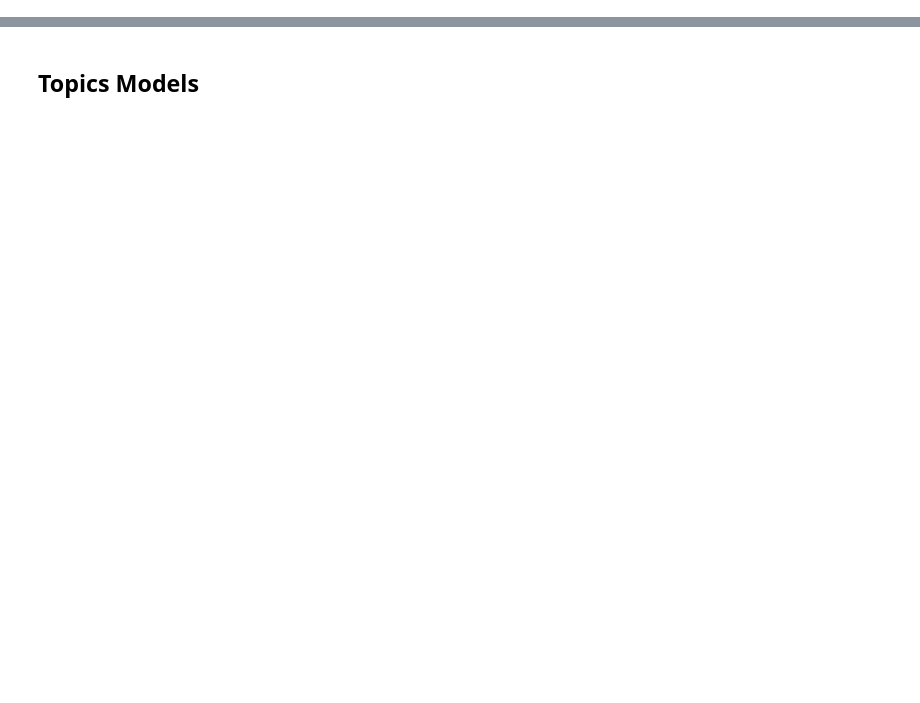
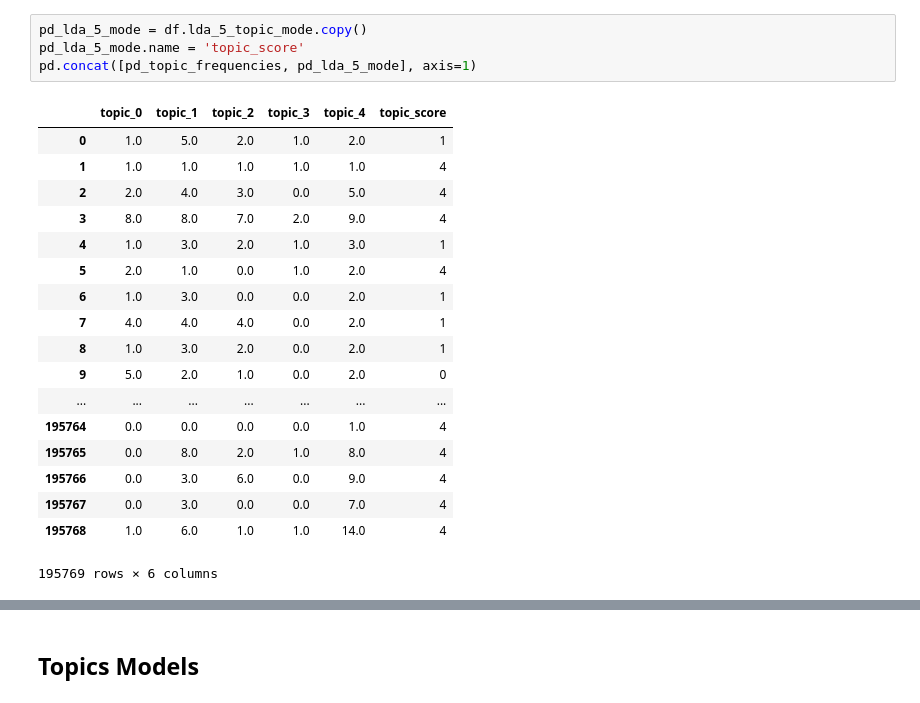
Before and after one commit to metinsenturk/review-analysis, a Jupyter notebook: notebooks/models/1.3-multi-topic-results.ipynb, the cells around one changed output, grey strips where cells are left out. Cells and saved outputs as stored; diff of their text form; blank space fills up the shorter version.

```diff
--- a/notebooks/models/1.3-multi-topic-results.ipynb
+++ b/notebooks/models/1.3-multi-topic-results.ipynb
@@ -70 +104,24 @@ pd_topic_frequencies.head()
+# %%
+pd_lda_5_mode = df.lda_5_topic_mode.copy()
+pd_lda_5_mode.name = 'topic_score'
+pd.concat([pd_topic_frequencies, pd_lda_5_mode], axis=1)
+# %% [output]
+|  | topic_0 | topic_1 | topic_2 | topic_3 | topic_4 | topic_score |
+| 0 | 1.0 | 5.0 | 2.0 | 1.0 | 2.0 | 1 |
+| 1 | 1.0 | 1.0 | 1.0 | 1.0 | 1.0 | 4 |
+| 2 | 2.0 | 4.0 | 3.0 | 0.0 | 5.0 | 4 |
+| 3 | 8.0 | 8.0 | 7.0 | 2.0 | 9.0 | 4 |
+| 4 | 1.0 | 3.0 | 2.0 | 1.0 | 3.0 | 1 |
+| 5 | 2.0 | 1.0 | 0.0 | 1.0 | 2.0 | 4 |
+| 6 | 1.0 | 3.0 | 0.0 | 0.0 | 2.0 | 1 |
+| 7 | 4.0 | 4.0 | 4.0 | 0.0 | 2.0 | 1 |
+| 8 | 1.0 | 3.0 | 2.0 | 0.0 | 2.0 | 1 |
+| 9 | 5.0 | 2.0 | 1.0 | 0.0 | 2.0 | 0 |
+| ... | ... | ... | ... | ... | ... | ... |
+| 195764 | 0.0 | 0.0 | 0.0 | 0.0 | 1.0 | 4 |
+| 195765 | 0.0 | 8.0 | 2.0 | 1.0 | 8.0 | 4 |
+| 195766 | 0.0 | 3.0 | 6.0 | 0.0 | 9.0 | 4 |
+| 195767 | 0.0 | 3.0 | 0.0 | 0.0 | 7.0 | 4 |
+| 195768 | 1.0 | 6.0 | 1.0 | 1.0 | 14.0 | 4 |
+195769 rows × 6 columns
 # %%
```
Also changed, not shown: parts of 25 cells of this notebook, 3 other files.
